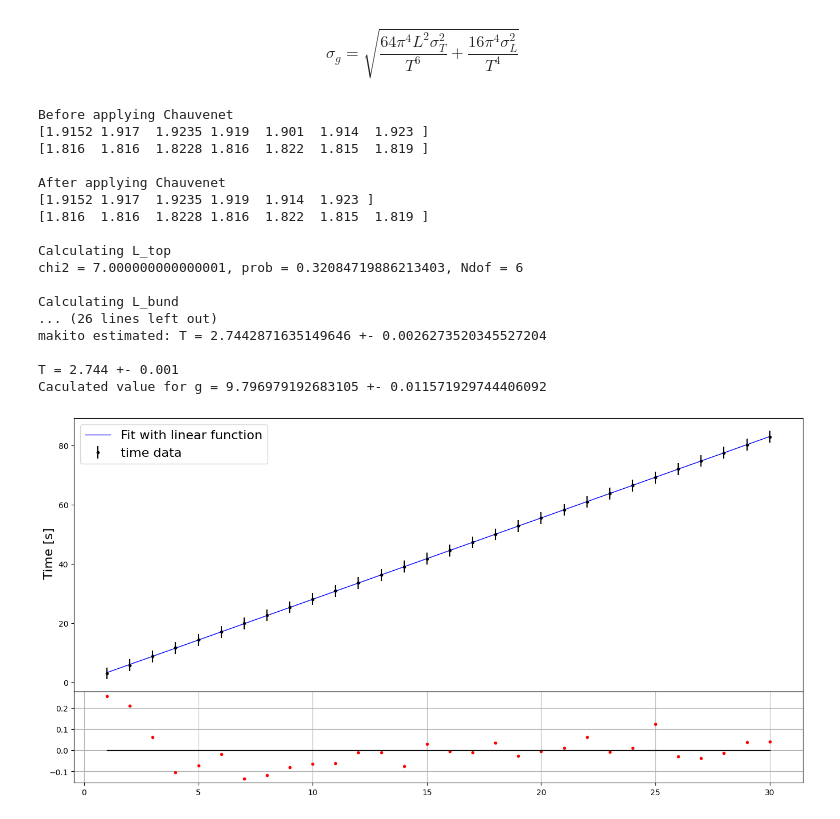
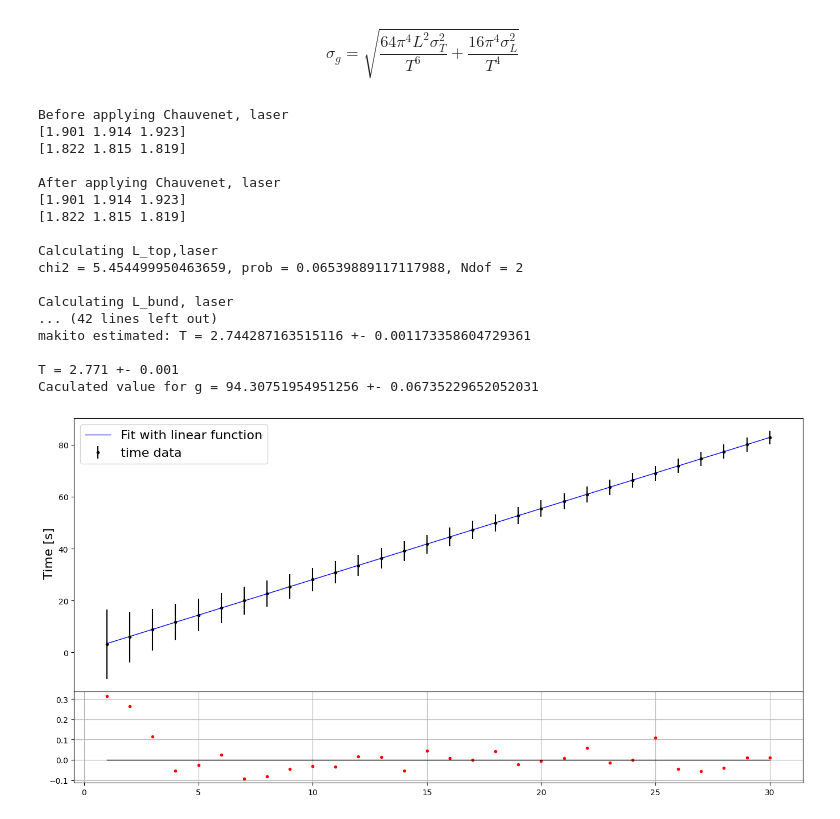
Before and after one commit to oscar4aar/BenStat_Gruppe, a Jupyter notebook: Data_Pendulforsøg.ipynb, the cells around one changed output. Drawn from its saved outputs; the diff is of its cells as text; code cells hidden in the pictures.

Commit message:
pendul plot

```diff
--- a/Data_Pendulforsøg.ipynb
+++ b/Data_Pendulforsøg.ipynb
@@ -168,6 +168,9 @@ Laser_ejenlængde = 10.3 #i cm - medregnet i længderne ovenover
 # samler og omregner til samme enheder
 L_bund_laser = L_laser_bund - Laser_ejenlængde/100
 L_top_laser = L_laser_top - Laser_ejenlængde/100
+L_bund_ruler = L_baand_bund
+L_top_ruler = L_baand_top
+
 
 print("Before applying Chauvenet, laser")
 print(L_bund_laser)
@@ -180,60 +183,83 @@ print(L_top_ch_laser)
 print("")
 
 
-print("Calculating L_top")
-L_top, eL_top = fit_const(L_top_ch)
+print("Calculating L_top,laser")
+L_top_laser, eL_top_laser = fit_const(L_top_ch_laser)
 print("")
-print("Calculating L_bund")
-L_bund, eL_bund = fit_const(L_bund_ch)
+print("Calculating L_bund, laser")
+L_bund_laser, eL_bund_laser = fit_const(L_bund_ch_laser)
 
-L = (L_top + L_bund) / 2 + blinding
-eL = 1/2 * np.sqrt(eL_bund**2 + eL_top**2)
+L_laser = (L_top_laser + L_bund_laser) / 2 + blinding
+eL_laser = 1/2 * np.sqrt(eL_bund_laser**2 + eL_top_laser**2)
+print("\nPendul forsøg med kort pendul, laser")
+print(f"L_laser = {L_laser:.3f} +- {eL_laser:.3f}")
+
+#målebånd
+print("Before applying Chauvenet, ruler")
+print(L_bund_ruler)
+print(L_top_ruler)
+L_bund_ch_ruler, n_bund_ruler = Chauvenet(L_bund_ruler) #Implermentering af Chauvenet! - Fjerner ét datum
+L_top_ch_ruler, n_top_ruler = Chauvenet(L_top_ruler) #Fjerner ingen data
+print("\nAfter applying Chauvenet, ruler")
+print(L_bund_ch_ruler)
+print(L_top_ch_ruler)
+print("")
+
+
+print("Calculating L_top,ruler")
+L_top_ruler, eL_top_ruler = fit_const(L_top_ch_ruler)
+print("")
+print("Calculating L_bund, ruler")
+L_bund_ruler, eL_bund_ruler = fit_const(L_bund_ch_ruler)
+
+L_ruler = (L_top_ruler + L_bund_ruler) / 2 + blinding
+eL_ruler = 1/2 * np.sqrt(eL_bund_ruler**2 + eL_top_ruler**2)
 print("\nPendul forsøg med kort pendul")
-print(f"L = {L:.3f} +- {eL:.3f}")
+print(f"L_ruler = {L_ruler:.3f} +- {eL_ruler:.3f}")
 
 
 print("")
 print("Estimating period, T")
 T_values = np.array([])
 sigmaT_values = np.array([])
 for person in experiment_by:
     data = np.genfromtxt(f"timedat/{person}.dat")
 
     if person == "anders": # Anders measured everty 5th period
         data[:,0] *= 5
 
     T, sigmaT, minuit_chi2,sy= find_T_sigmaT(data, person) # , offset, sigma_offset
     T_values = np.append(T_values, T)
     sigmaT_values = np.append(sigmaT_values, sigmaT)
     print(f"{person} estimated: T = {T} +- {sigmaT}")
 
 
 # weighted mean of each T values
 weighted_T =  np.sum(T_values/sigmaT_values**2) / np.sum(1/sigmaT_values**2) + blinding
 weighted_sigmaT = np.sqrt(1/np.sum(1/sigmaT_values**2))
 
 print("")
 print(f"T = {weighted_T:.3f} +- {weighted_sigmaT:.3f}")
 print(f"Caculated value for g = {eval_g(weighted_T, L)} +- {eval_eg(L, weighted_T, eL, weighted_sigmaT)}")
 # %% [output]
-Before applying Chauvenet
-[1.9152 1.917  1.9235 1.919  1.901  1.914  1.923 ]
-[1.816  1.816  1.8228 1.816  1.822  1.815  1.819 ]
+Before applying Chauvenet, laser
+[1.901 1.914 1.923]
+[1.822 1.815 1.819]
 
-After applying Chauvenet
-[1.9152 1.917  1.9235 1.919  1.914  1.923 ]
-[1.816  1.816  1.8228 1.816  1.822  1.815  1.819 ]
+After applying Chauvenet, laser
+[1.901 1.914 1.923]
+[1.822 1.815 1.819]
 
-Calculating L_top
-chi2 = 7.000000000000001, prob = 0.32084719886213403, Ndof = 6
+Calculating L_top,laser
+chi2 = 5.454499950463659, prob = 0.06539889117117988, Ndof = 2
 
-Calculating L_bund
-... (26 lines left out)
-makito estimated: T = 2.7442871635149646 +- 0.0026273520345527204
+Calculating L_bund, laser
+... (42 lines left out)
+makito estimated: T = 2.744287163515116 +- 0.001173358604729361
 
-T = 2.744 +- 0.001
-Caculated value for g = 9.796979192683105 +- 0.011571929744406092
+T = 2.771 +- 0.001
+Caculated value for g = 94.30751954951256 +- 0.06735229652052031
-[figure, old version]
+[figure, new version]
 # %%
 #Pendulforsøg 2 - langt pendul
 #Maalebaandsmaalinger
```
Also changed, not shown: parts of 2 cells of this notebook.
